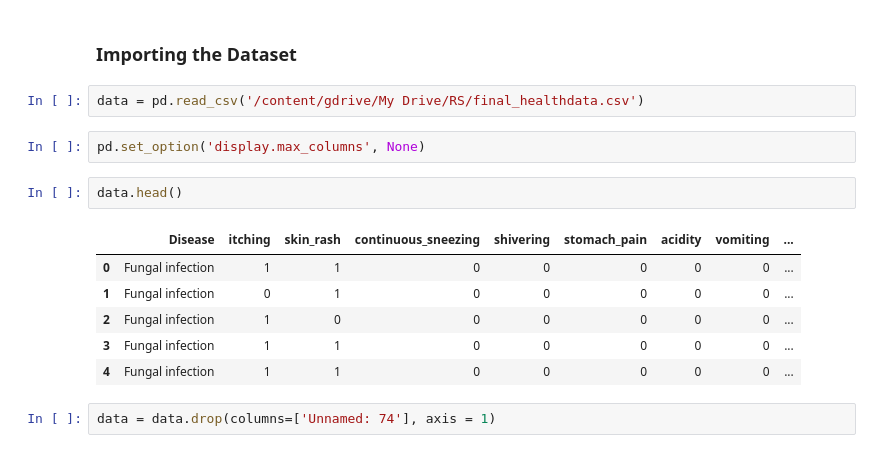
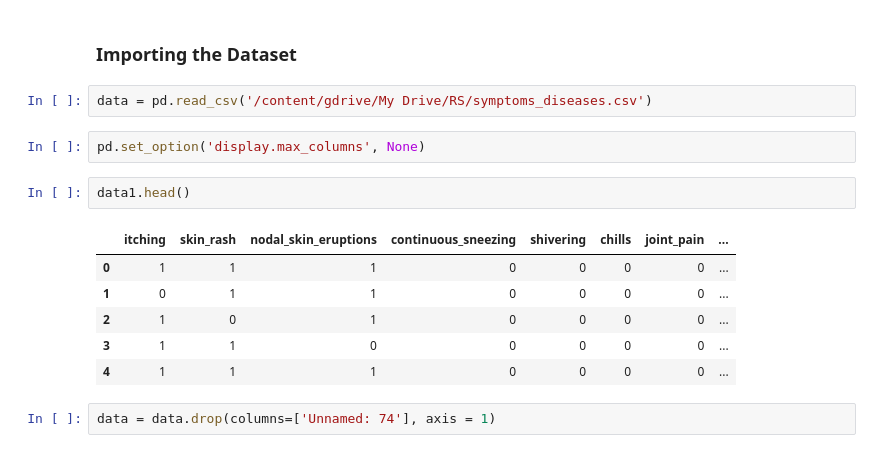
Before and after one commit to IRS-PM/IRS-PM-2020-11-01-IS02FT-GRP2-E-Diagnostics, a Jupyter notebook: Training Models/KNN_training.ipynb, the cells around one changed output. Cells and saved outputs as stored; diff of their text form.

```diff
--- a/Training Models/KNN_training.ipynb
+++ b/Training Models/KNN_training.ipynb
@@ -13,18 +13,18 @@ import seaborn as sns
 # %% [markdown]
 ### Importing the Dataset
 # %%
-data = pd.read_csv('/content/gdrive/My Drive/RS/final_healthdata.csv')
+data = pd.read_csv('/content/gdrive/My Drive/RS/symptoms_diseases.csv')
 # %%
 pd.set_option('display.max_columns', None)
 # %%
-data.head()
+data1.head()
 # %% [output]
-|  | Disease | itching | skin_rash | continuous_sneezing | shivering | stomach_pain | acidity | vomiting | ... |
-| 0 | Fungal infection | 1 | 1 | 0 | 0 | 0 | 0 | 0 | ... |
-| 1 | Fungal infection | 0 | 1 | 0 | 0 | 0 | 0 | 0 | ... |
-| 2 | Fungal infection | 1 | 0 | 0 | 0 | 0 | 0 | 0 | ... |
-| 3 | Fungal infection | 1 | 1 | 0 | 0 | 0 | 0 | 0 | ... |
-| 4 | Fungal infection | 1 | 1 | 0 | 0 | 0 | 0 | 0 | ... |
+|  | itching | skin_rash | nodal_skin_eruptions | continuous_sneezing | shivering | chills | joint_pain | ... |
+| 0 | 1 | 1 | 1 | 0 | 0 | 0 | 0 | ... |
+| 1 | 0 | 1 | 1 | 0 | 0 | 0 | 0 | ... |
+| 2 | 1 | 0 | 1 | 0 | 0 | 0 | 0 | ... |
+| 3 | 1 | 1 | 0 | 0 | 0 | 0 | 0 | ... |
+| 4 | 1 | 1 | 1 | 0 | 0 | 0 | 0 | ... |
 # %%
 data = data.drop(columns=['Unnamed: 74'], axis = 1)
 # %%
```
Also changed, not shown: parts of 7 cells of this notebook, 2 other files.
